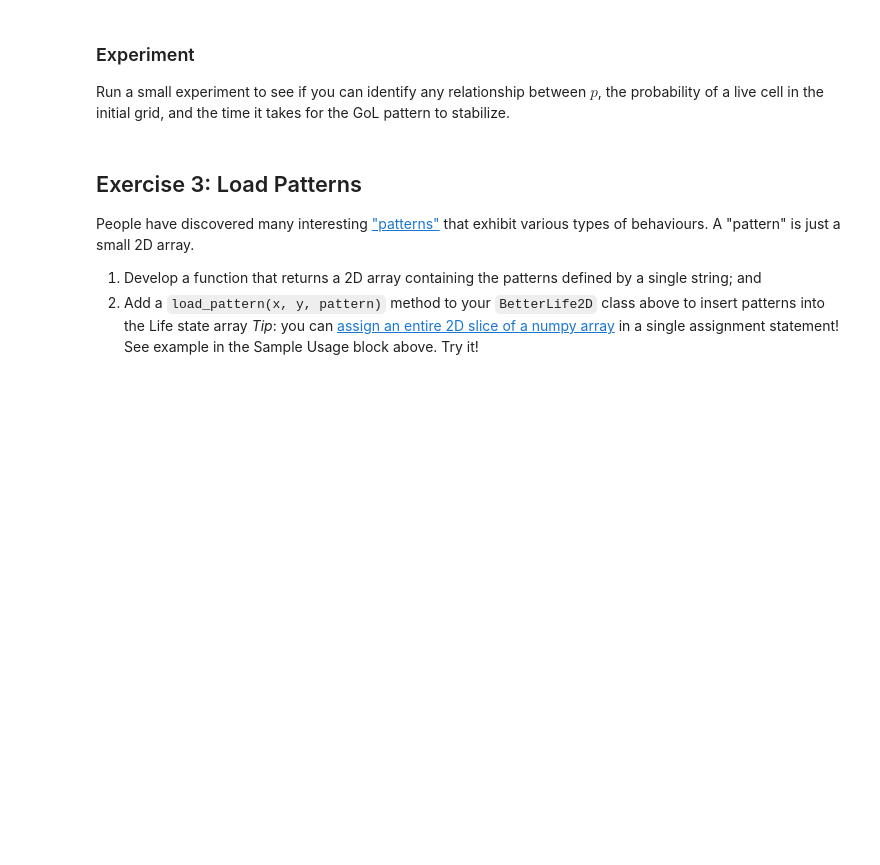
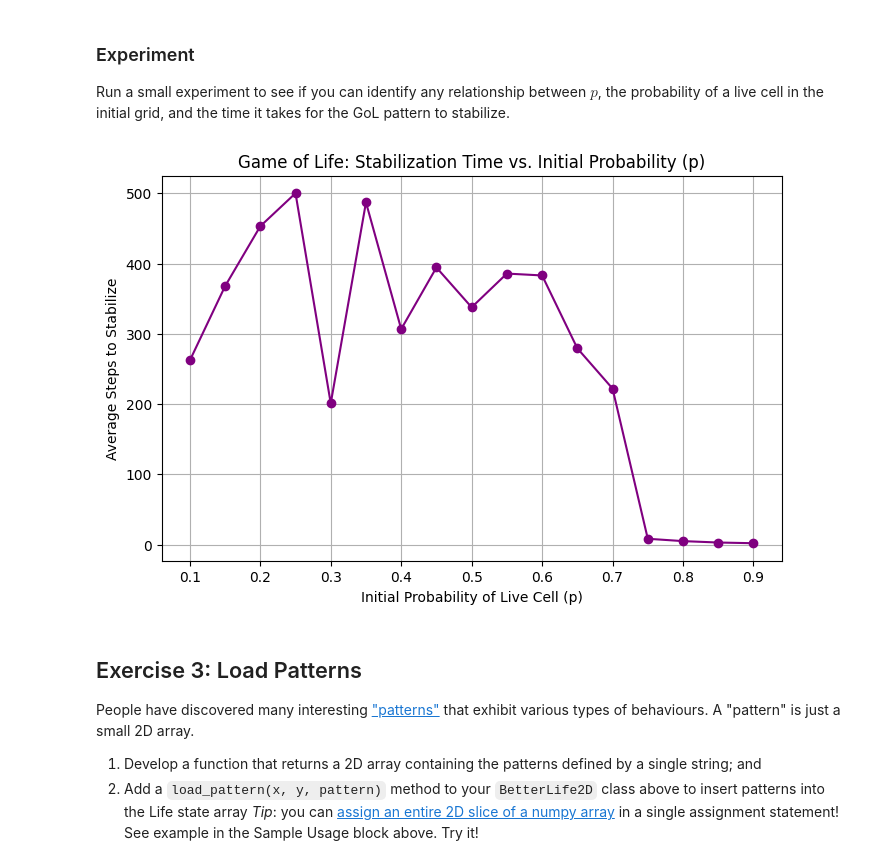
Before and after one commit to kwatra-sanchit/cap-comp215, a Jupyter notebook: labs/lab06-GoL.ipynb, the cells around one changed output. Cells and saved outputs as stored; diff of their text form; code cells hidden in the pictures; blank space fills up the shorter version.

```diff
--- a/labs/lab06-GoL.ipynb
+++ b/labs/lab06-GoL.ipynb
@@ -208,3 +208,49 @@ Run a small experiment to see if you can identify any relationship between $p$,
+# %%
+# Ex. 2 write code for your experiment here...
+# Ex. 2 experiment code
+
+def get_stabilization_time(p, size=40, max_steps=500):
+    """Run a GoL simulation and return the number of steps until it stabilizes."""
+    life = random_life(size, size, p)
+    history = []
+
+    for step in range(max_steps):
+        current_state = life.state.copy()
+
+        # Check if the current state matches any recent state (static or oscillating)
+        for past_state in history:
+            if np.array_equal(current_state, past_state):
+                return step
+
+        # Keep a history of the last 4 states to catch simple oscillators
+        history.append(current_state)
+        if len(history) > 4:
+            history.pop(0)
+
+        life.step()
+
+    return max_steps # Returns max_steps if it doesn't stabilize in time
+
+# 1. Setup the experiment parameters
+p_values = np.linspace(0.1, 0.9, 17) # Test 17 points between 0.1 and 0.9
+times = []
+
+# 2. Run the experiment (this might take a few seconds to process)
+for p in p_values:
+    # Run a few trials per p-value and take the average to smooth the data
+    trials = [get_stabilization_time(p) for _ in range(3)]
+    times.append(np.mean(trials))
+
+# 3. Plot the results
+plt.figure(figsize=(8, 5))
+plt.plot(p_values, times, marker='o', linestyle='-', color='purple')
+plt.title('Game of Life: Stabilization Time vs. Initial Probability (p)')
+plt.xlabel('Initial Probability of Live Cell (p)')
+plt.ylabel('Average Steps to Stabilize')
+plt.grid(True)
+plt.show()
+# %% [output]
+[figure, added]
 # %% [markdown]
 ## Exercise 3: Load Patterns
 People have discovered many interesting ["patterns"](https://conwaylife.com/wiki/Category:Patterns) that exhibit various types of behaviours.
```
Also changed, not shown: parts of 4 cells of this notebook.
